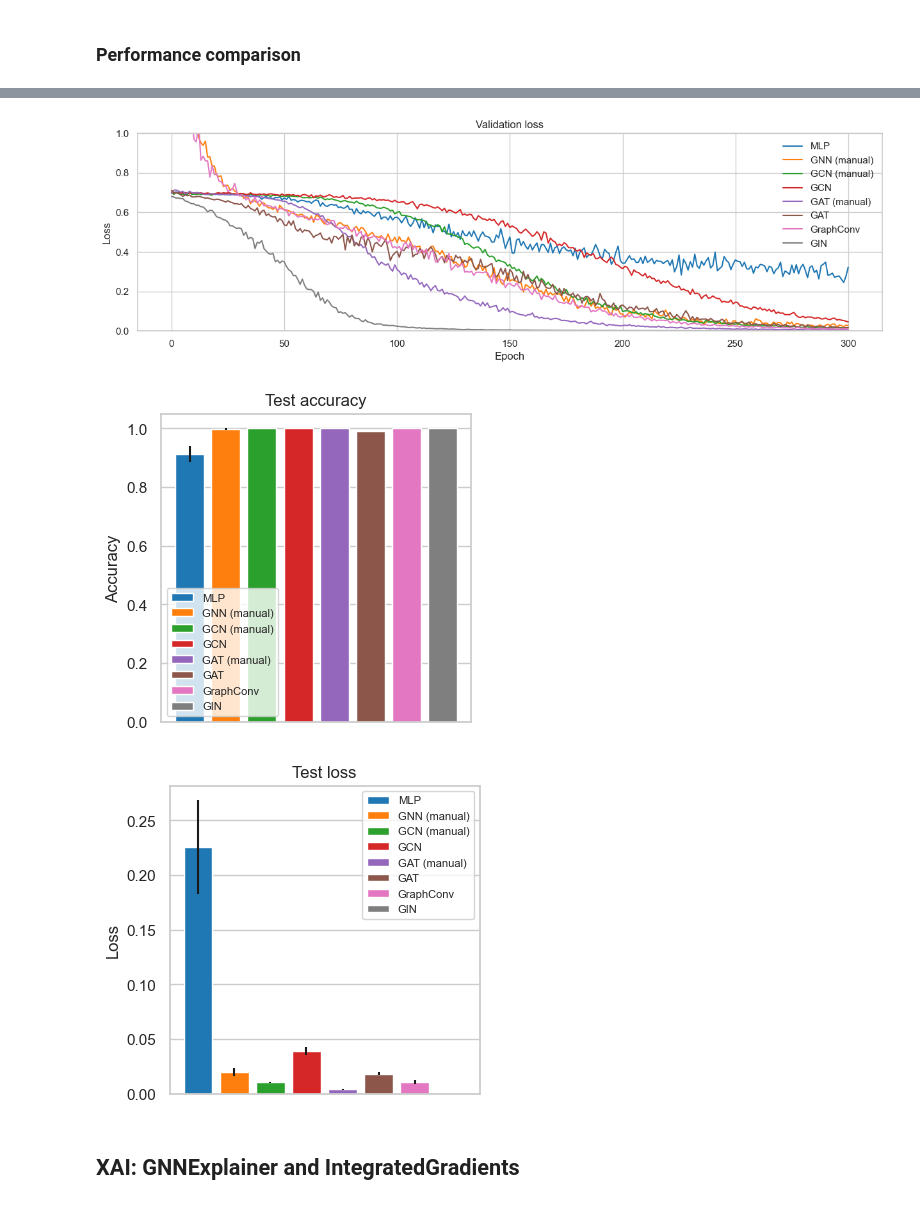
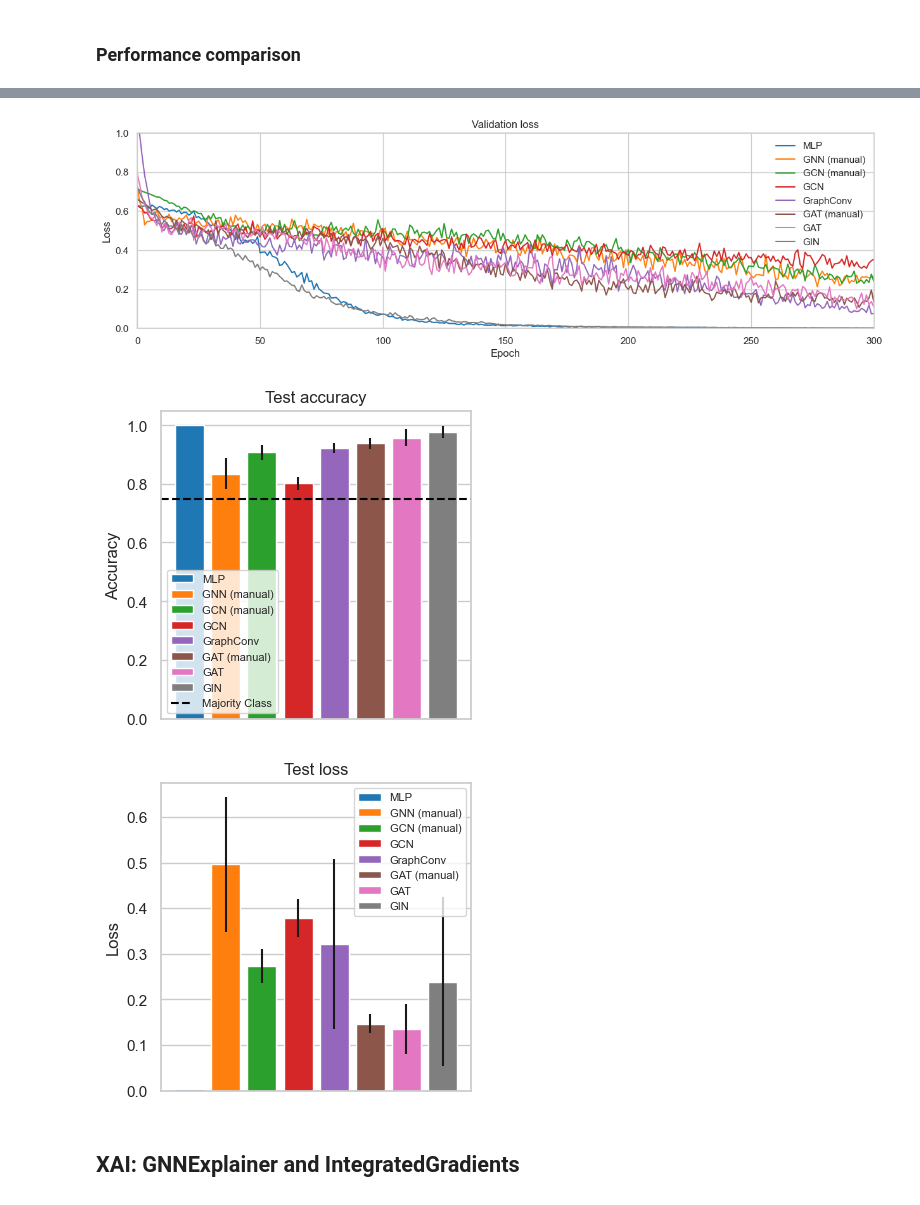
Before and after one commit to Bulbatronik/Exploring-GNN-for-Gaussian-Graphs, a Jupyter notebook: project.ipynb, the cells around one changed output, grey strips where cells are left out. Cells and saved outputs as stored; diff of their text form; code cells hidden in the pictures.

```diff
--- a/project.ipynb
+++ b/project.ipynb
@@ -46,7 +46,7 @@ seed=42
 set_seed(seed)
 device = set_device()
 
-data_type = 'balanced' # 'unbalanced'
+data_type = 'unbalanced' # 'unbalanced'
 DATA_PATH = DIR_PATH / 'Data'
 fig_path = DIR_PATH / f'Figures/{data_type}'
 os.makedirs(fig_path, exist_ok=True)
@@ -54,7 +54,6 @@ os.makedirs(fig_path, exist_ok=True)
 # Reinitialize graph data
 shutil.rmtree(DATA_PATH / 'processed', ignore_errors=True)
 
-
 results = {} # store the results
 # %% [output]
 Device: cuda
@@ -80,6 +79,8 @@ print(f'Number of features per node: {M}')
 # Check if every graph is connected
 print(f'All connected: {all(nx.is_connected(nx.from_numpy_array(G)) for G in A)}')
 print('Labels:', dict(zip(*np.unique(y, return_counts=True))))
+
+baseline = max(np.unique(y, return_counts=True)[1])/len(y) # Majority class
 # %% [output]
 |  | pat_id | conf | class | Prot1 | Prot2 | Prot3 | Prot4 | Prot5 | Prot6 | Prot7 | ... | ... |
 | 0 | 1 | 0.165192 | 0 | -0.288741 | 1.320418 | 1.246890 | -0.587912 | 0.425350 | 1.433823 | 1.573993 | ... | ... |
@@ -252,9 +253,9 @@ plot_graphs(A, x, y, 9, 'Negative', save_path)
 ## Data Preprocessing
 # %%
 SCALE_ADJ_WEIGHTS = True
-ADD_OHE_FEATURES = True
-NORMALIZE_FEATURES = False
-ADD_NODE2VEC = False
+ADD_OHE_FEATURES = False
+NORMALIZE_FEATURES = True
+ADD_NODE2VEC = True
 
 
 if SCALE_ADJ_WEIGHTS:
@@ -542,8 +550,6 @@ for i, (key, val) in enumerate(results.items()):
 
     df_test.loc[len(df_test)] = [key, np.mean(test['test_loss']), np.std(test['test_loss']),
                     np.mean(test['test_acc']), np.std(test['test_acc'])]
-    #ax1.plot(moving_average(history_val['val_acc'], 15), label=key)
-    #ax2.plot(moving_average(history_val['val_loss'], 15), label=key)
     ax1.plot(history_val['val_acc'], label=key, color=colors[i])
     ax2.plot(history_val['val_loss'], label=key, color=colors[i])
 
@@ -551,15 +557,18 @@ ax1.legend()
 ax1.set_title('Validation accuracy')
 ax1.set_ylabel('Accuracy')
 ax1.set_xlabel('Epoch')
+ax1.set_xlim([0, epochs])
 
 ax2.legend()
 ax2.set_title('Validation loss')
 ax2.set_ylabel('Loss')
 ax2.set_xlabel('Epoch')
+ax2.set_xlim([0, epochs])
 ax2.set_ylim([0, 1])
 
 ax3.bar(df_test['Model'], df_test['mean_acc'], yerr=df_test['std_acc'], label=df_test['Model'],
         color=[colors[c] for c in range(len(df_test))])
+ax3.axhline(y=baseline, color='black', linestyle='--', label='Majority Class') #, label='Baseline')
 ax3.set_title('Test accuracy')
 ax3.set_ylabel('Accuracy')
 ax3.set_xticks([])
@@ -578,6 +587,6 @@ plt.show()
-[figure, old version]
+[figure, new version]
-[figure, old version]
+[figure, new version]
-[figure, old version]
+[figure, new version]
 # %% [markdown]
 ## XAI: GNNExplainer and IntegratedGradients
 # %%
```
Also changed, not shown: parts of 29 cells of this notebook, 6 other files.
